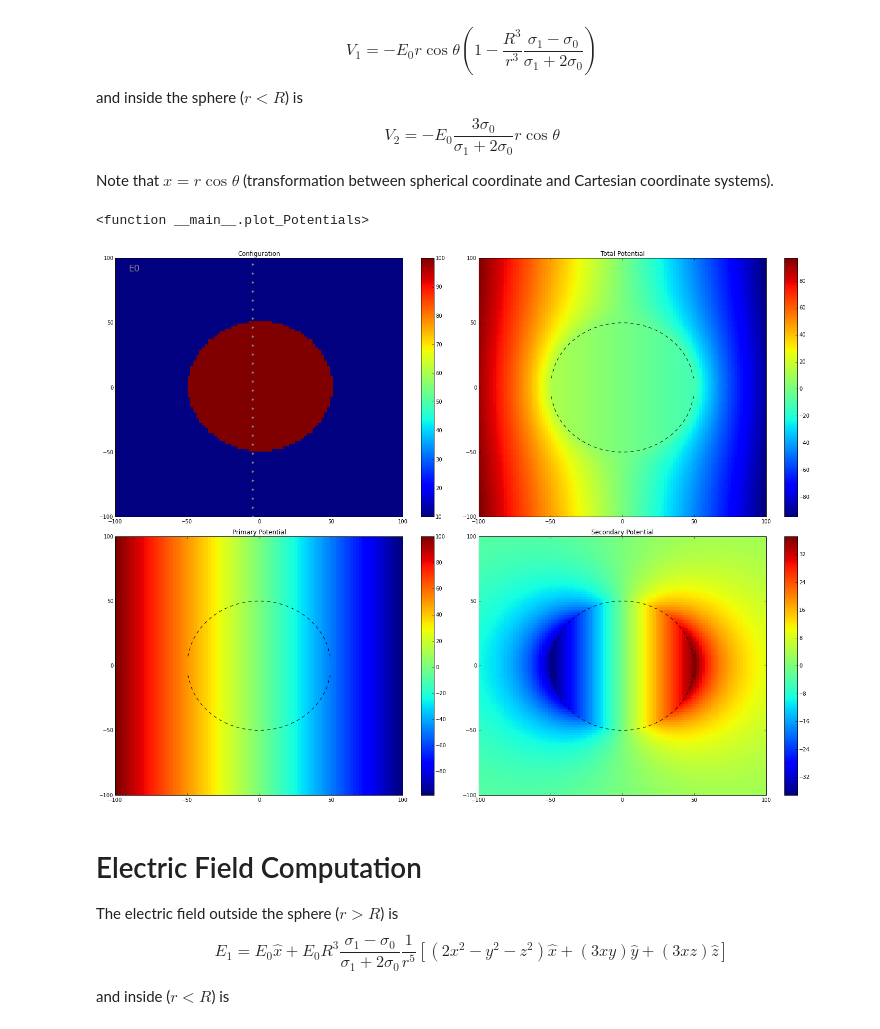
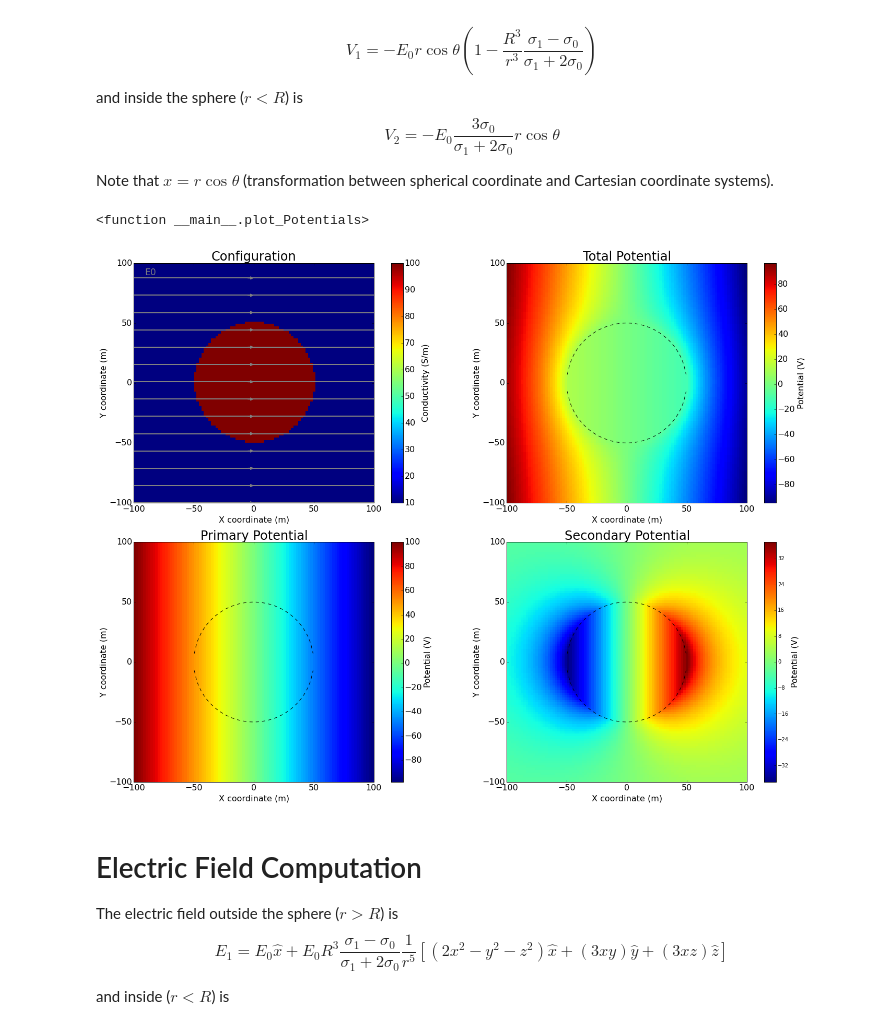
Before and after one commit to geoscixyz/em, a Jupyter notebook: examples/sphere/ElectrostaticSphere.ipynb, the cells around one changed output. Cells and saved outputs as stored; diff of their text form; code cells hidden in the pictures.

Commit message:
ongoing work: figures enhancement

```diff
--- a/examples/sphere/ElectrostaticSphere.ipynb
+++ b/examples/sphere/ElectrostaticSphere.ipynb
@@ -35,6 +35,8 @@ dx = xr[1]-xr[0]       # mesh spacing
 dy = yr[1]-yr[0]       # mesh spacing
 zr = np.r_[0]          # identical to saying `zr = np.array([0])`
 XYZ = ndgrid(xr,yr,zr) # Space Definition
+ftsize_title= 24
+ftsize_axis = 16
 # %%
 # Radius function and useful sigma ratio
 r  = lambda x,y,z: np.sqrt(x**2.+y**2.+z**2.)
@@ -121,45 +123,78 @@ def plot_Potentials(R,sig1,sig0,E0):
     Ep = np.zeros(shape=(len(Sigma),3))
     Ep[:,0] = E0
     #Vp = get_Primary_Potential(XYZ,sig0,sig1,R,E0)
 
     xcirc = xr[np.abs(xr) <= R]
 
     fig,ax = plt.subplots(2,2,figsize=(20,15))
     ax=mkvc(ax)
 
     ax[0].pcolor(xr,yr,Sigma.reshape(xr.size, yr.size))
-    ax[0].streamplot(xr,yr,Ep[:,0].reshape(xr.size,yr.size),Ep[:,1].reshape(xr.size,yr.size),color='gray')
+    cb0 = plt.colorbar(ax[0].pcolor(xr,yr,Sigma.reshape(xr.size, yr.size)),ax=ax[0])
+    cb0.set_label(label= 'Conductivity (S/m)',size=ftsize_axis) #weight='bold')
+    cb0.ax.tick_params(labelsize=ftsize_axis)
+    plt.tick_params(labelsize=ftsize_axis)
+    ax[0].streamplot(xr,yr,Ep[:,0].reshape(xr.size,yr.size),Ep[:,1].reshape(xr.size,yr.size),color='gray'
+                     ,density=0.5, linewidth=2.)
+    ax[0].annotate('E0',(-90,90),xytext=(-90,90),fontsize='xx-large',color='gray')
     #ax[0].plot(xcirc,np.sqrt(R**2-xcirc**2),'--k',xcirc,-np.sqrt(R**2-xcirc**2),'--k')
-    ax[0].set_title('Configuration')
-    ax[0].annotate('E0',(-90,90),xytext=(-90,90),fontsize='xx-large',color='gray')
+    ax[0].set_title('Configuration',fontsize=ftsize_title)
     ax[0].set_xlim([xr.min(),xr.max()])
     ax[0].set_ylim([yr.min(),yr.max()])
-    plt.colorbar(ax[0].pcolor(xr,yr,Sigma.reshape(xr.size, yr.size)),ax=ax[0])
+    ax[0].set_ylabel('Y coordinate (m)',fontsize = ftsize_axis)
+    ax[0].set_xlabel('X coordinate (m)',fontsize = ftsize_axis)
+    ax[0].set_aspect('equal')
+    ax[0].tick_params(labelsize=ftsize_axis)
 
 
     ax[1].pcolor(xr,yr,Vp.reshape(xr.size,yr.size))
     ax[1].plot(xcirc,np.sqrt(R**2-xcirc**2),'--k',xcirc,-np.sqrt(R**2-xcirc**2),'--k')
-    ax[1].set_title('Primary Potential')
-    plt.colorbar(ax[1].pcolor(xr,yr,Vp.reshape(xr.size, yr.size)),ax=ax[1])
+    ax[1].set_title('Primary Potential',fontsize=ftsize_title)
+    cb1 = plt.colorbar(ax[1].pcolor(xr,yr,Vp.reshape(xr.size, yr.size)),ax=ax[1])
+    cb1.set_label(label= 'Potential (V)',size=ftsize_axis)
+    cb1.ax.tick_params(labelsize=ftsize_axis)
+    ax[1].set_xlim([xr.min(),xr.max()])
+    ax[1].set_ylim([yr.min(),yr.max()])
+    ax[1].set_ylabel('Y coordinate (m)',fontsize = ftsize_axis)
+    ax[1].set_xlabel('X coordinate (m)',fontsize = ftsize_axis)
+    ax[1].set_aspect('equal')
+    ax[1].tick_params(labelsize=ftsize_axis)
+
 
     ax[2].pcolor(xr,yr,Vt.reshape(xr.size,yr.size))
     ax[2].plot(xcirc,np.sqrt(R**2-xcirc**2),'--k',xcirc,-np.sqrt(R**2-xcirc**2),'--k')
-    ax[2].set_title('Total Potential')
-    plt.colorbar(ax[2].pcolor(xr,yr,Vt.reshape(xr.size, yr.size)),ax=ax[2])
-
+    ax[2].set_title('Total Potential',fontsize=ftsize_title)
+    cb2 = plt.colorbar(ax[2].pcolor(xr,yr,Vt.reshape(xr.size, yr.size)),ax=ax[2])
+    cb2.set_label(label= 'Potential (V)',size=ftsize_axis)
+    cb2.ax.tick_params(labelsize=ftsize_axis)
+    ax[2].set_xlim([xr.min(),xr.max()])
+    ax[2].set_ylim([yr.min(),yr.max()])
+    ax[2].set_ylabel('Y coordinate (m)',fontsize = ftsize_axis)
+    ax[2].set_xlabel('X coordinate (m)',fontsize = ftsize_axis)
+    ax[2].set_aspect('equal')
+    ax[2].tick_params(labelsize=ftsize_axis)
 
     ax[3].pcolor(xr,yr,Vs.reshape(xr.size,yr.size))
     ax[3].plot(xcirc,np.sqrt(R**2-xcirc**2),'--k',xcirc,-np.sqrt(R**2-xcirc**2),'--k')
-    ax[3].set_title('Secondary Potential')
-    plt.colorbar(ax[3].pcolor(xr,yr,Vs.reshape(xr.size, yr.size)),ax=ax[3])
+    ax[3].set_title('Secondary Potential',fontsize=ftsize_title)
+    cb3 = plt.colorbar(ax[3].pcolor(xr,yr,Vs.reshape(xr.size, yr.size)),ax=ax[3])
+    cb3.set_label(label= 'Potential (V)',size=ftsize_axis)
+    cb2.ax.tick_params(labelsize=ftsize_axis)
+    ax[3].set_xlim([xr.min(),xr.max()])
+    ax[3].set_ylim([yr.min(),yr.max()])
+    ax[3].set_ylabel('Y coordinate (m)',fontsize = ftsize_axis)
+    ax[3].set_xlabel('X coordinate (m)',fontsize = ftsize_axis)
+    ax[3].set_aspect('equal')
+    ax[3].tick_params(labelsize=ftsize_axis)
+
 
 
     plt.tight_layout()
 
 interact(plot_Potentials, R=R_slider, sig1=S1_slider, sig0=S0_slider,E0=E0_slider)
 # %% [output]
 <function __main__.plot_Potentials>
-[figure, old version]
+[figure, new version]
 # %% [markdown]
 # Electric Field Computation
 
```
Also changed, not shown: parts of 1 cell of this notebook.
